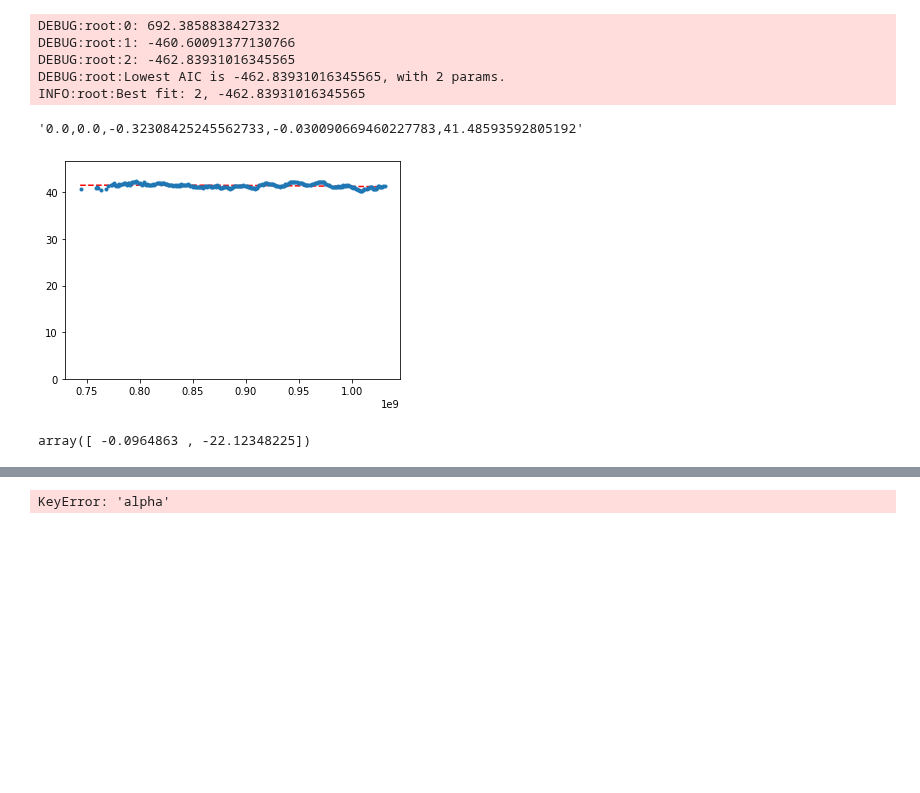
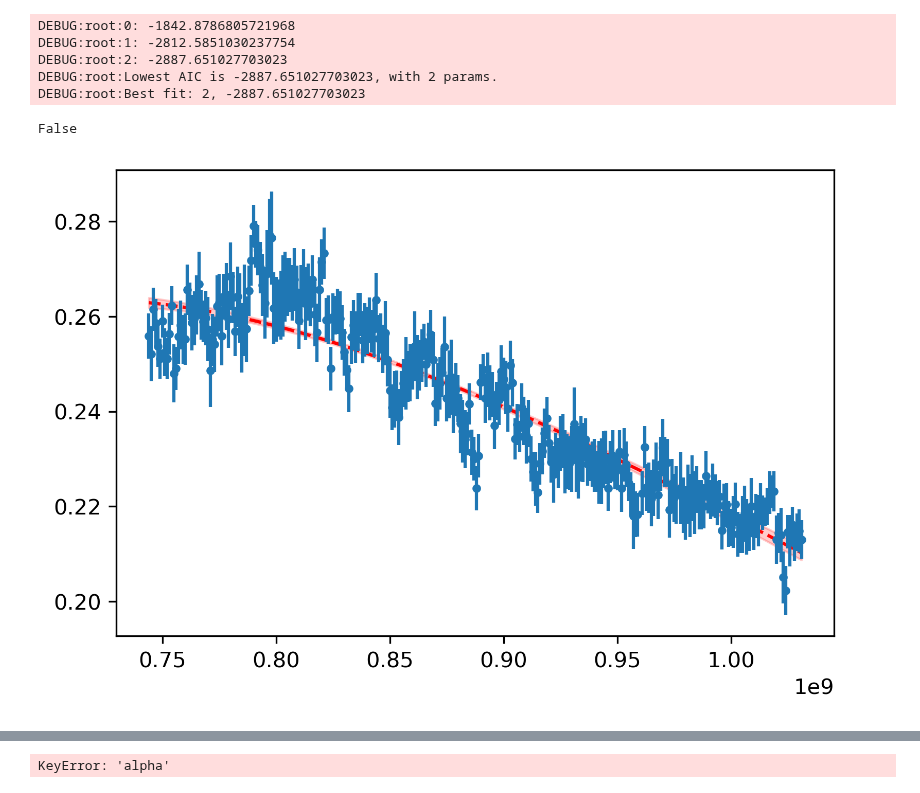
Before and after one commit to AlecThomson/arrakis, a Jupyter notebook: notebooks/spectral_index.ipynb, the cells around one changed output, grey strips where cells are left out. Saved outputs shown, nothing was run; the diff lists cells and outputs as text; code cells hidden in the pictures; blank space fills up the shorter version.

Commit message:
Plotting

```diff
--- a/notebooks/spectral_index.ipynb
+++ b/notebooks/spectral_index.ipynb
@@ -5,6 +5,9 @@ from astropy.table import Table
 import matplotlib.pyplot as plt
 from spiceracs.utils import fit_pl
 from astropy.stats import akaike_info_criterion_lsq
+%matplotlib inline
+import matplotlib as mpl
+mpl.rc("figure", dpi=300)
 # %%
 tab = Table.read("/group/ja3/athomson/spice-racs.dr1.corrected.xml")
 # %%
@@ -166,7 +169,7 @@ import logging as log
 log.getLogger().setLevel(log.DEBUG)
 # %%
 # idx = np.argmax(tab["stokesI"a])
-idx = np.where(tab["stokesI"]==np.percentile(tab["stokesI"], 100, method="nearest"))[0][0]
+idx = np.where(tab["stokesI"]==np.percentile(tab["stokesI"], 99, method="nearest"))[0][0]
 row = tab[idx]
 fit_dict = fit_pl(
     spectra[row["cat_id"]]["freq"][:],
@@ -185,42 +188,46 @@ plt.plot(
     nu,
     # fit_dict["best_f"](nu, *fit_dict["best_p"]),
     fit_dict["best_m"],
     ls='--',
     color='red',
     # label=f"Power-law, r$\chi^2$  {pl_res['rchi2']:.3f}, reject {pl_reject}"
 )
 plt.errorbar(
     spectra[row["cat_id"]]["freq"][:],
     spectra[row["cat_id"]]["stokesI"][:],
     yerr=spectra[row["cat_id"]]["stokesI_error"][:],
     fmt=".",
 )
-plt.ylim(0, 1.1*np.nanmax(spectra[row["cat_id"]]["stokesI"][:]))
+plt.fill_between(
+    nu,
+    fit_dict["best_l"],
+    fit_dict["best_h"],
+    color='red',
+    alpha=0.2,
+)
+# plt.ylim(0, 1.1*np.nanmax(spectra[row["cat_id"]]["stokesI"][:]))
 # # plt.xscale("log")
 # # plt.yscale("log")
 # print(f"{fit_dict['best_p']}")
 # print(f"{fit_dict['best_e']}")
 # print(f"{fit_dict['alpha']:0.2f} ± {fit_dict['alpha_err']:0.2f}")
 # print(f"{fit_dict['beta']:0.2f} ± {fit_dict['beta_err']:0.2f}")
 ','.join(
                 [
                     # Pad with zeros to length 5
                     str(i) for i in np.pad(
                         fit_dict["best_p"],
                         (0, 5-len(fit_dict["best_p"])),
                         'constant'
                     )[::-1]
                 ]
             )
+print(fit_dict["fit_flag"])
 # %% [output]
-DEBUG:root:0: 692.3858838427332
-DEBUG:root:1: -460.60091377130766
-DEBUG:root:2: -462.83931016345565
-DEBUG:root:Lowest AIC is -462.83931016345565, with 2 params.
-INFO:root:Best fit: 2, -462.83931016345565
+DEBUG:root:0: -1842.8786805721968
+DEBUG:root:1: -2812.5851030237754
+DEBUG:root:2: -2887.651027703023
+DEBUG:root:Lowest AIC is -2887.651027703023, with 2 params.
+DEBUG:root:Best fit: 2, -2887.651027703023
-'0.0,0.0,-0.32308425245562733,-0.030090669460227783,41.48593592805192'
+False
-[figure, old version]
+[figure, new version]
-# %%
-fit_dict["best_p"]
-# %% [output]
-array([ -0.0964863 , -22.12348225])
```
Also changed, not shown: parts of 14 cells of this notebook.
